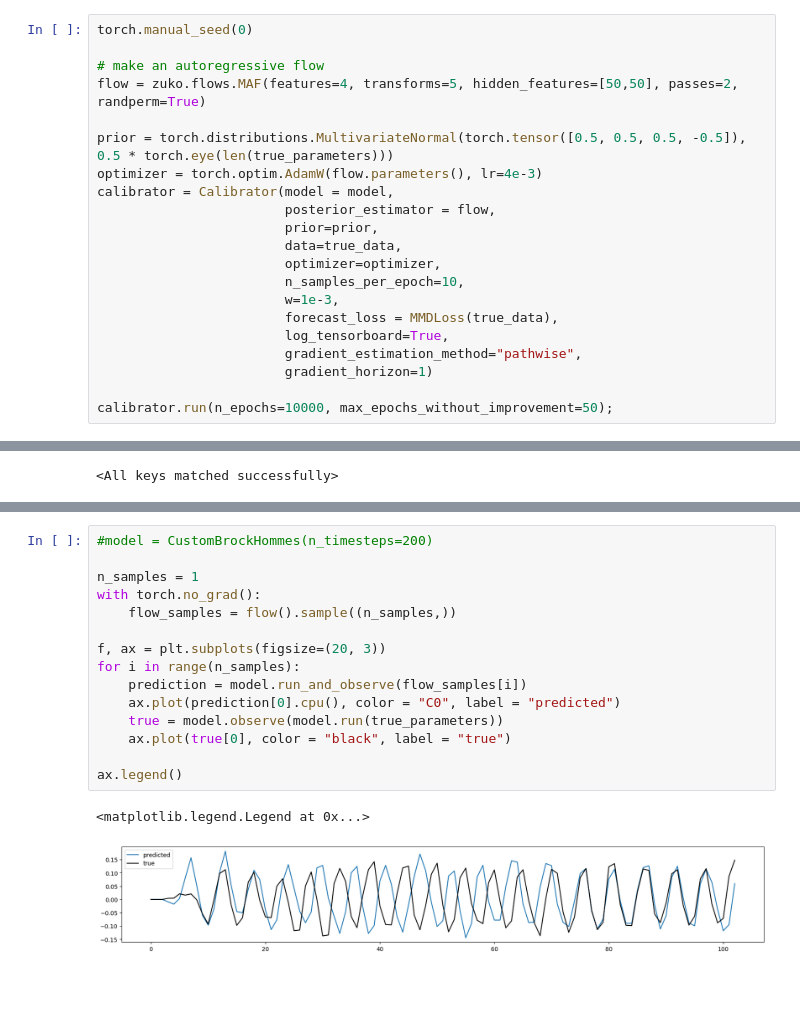
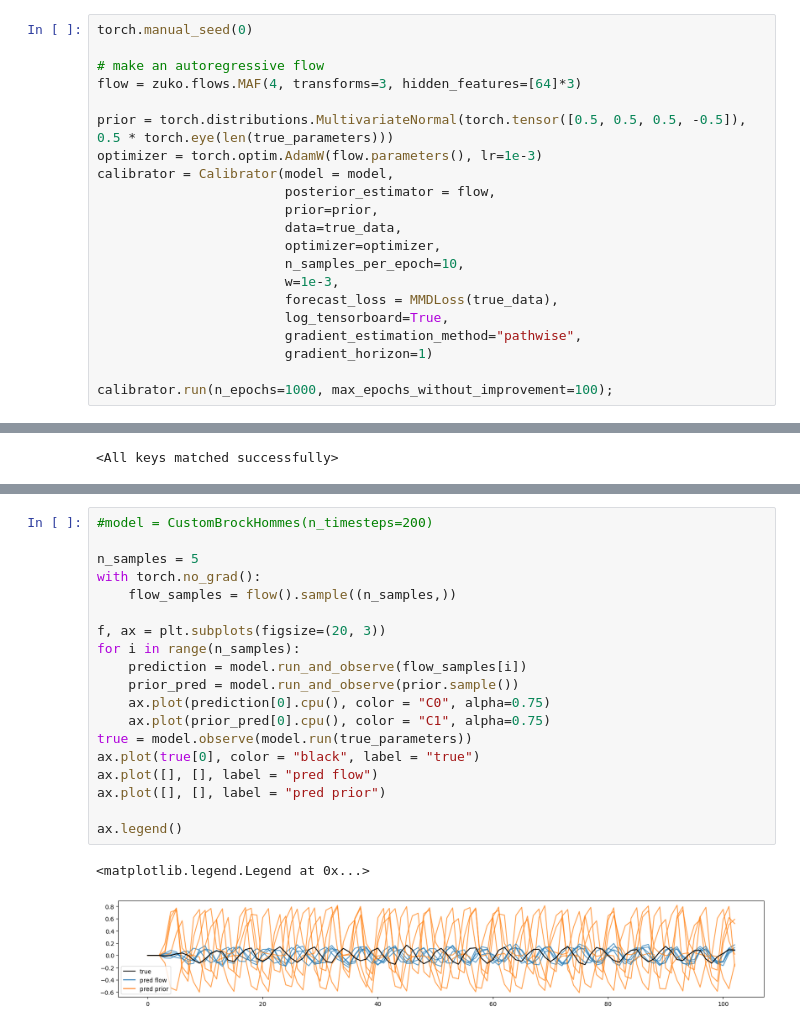
Before and after one commit to arnauqb/birds, a Jupyter notebook: examples/03-brock_hommes.ipynb, the cells around one changed output, grey strips where cells are left out. Drawn from its saved outputs; the diff is of its cells as text; blank space fills up the shorter version.

```diff
--- a/examples/03-brock_hommes.ipynb
+++ b/examples/03-brock_hommes.ipynb
@@ -74,10 +74,10 @@ plt.plot(true_data[0].cpu())
 torch.manual_seed(0)
 
 # make an autoregressive flow
-flow = zuko.flows.MAF(features=4, transforms=5, hidden_features=[50,50], passes=2, randperm=True)
+flow = zuko.flows.MAF(4, transforms=3, hidden_features=[64]*3)
 
 prior = torch.distributions.MultivariateNormal(torch.tensor([0.5, 0.5, 0.5, -0.5]), 0.5 * torch.eye(len(true_parameters)))
-optimizer = torch.optim.AdamW(flow.parameters(), lr=4e-3)
+optimizer = torch.optim.AdamW(flow.parameters(), lr=1e-3)
 calibrator = Calibrator(model = model,
                         posterior_estimator = flow,
                         prior=prior,
@@ -90,7 +90,7 @@ calibrator = Calibrator(model = model,
                         gradient_estimation_method="pathwise",
                         gradient_horizon=1)
 
-calibrator.run(n_epochs=10000, max_epochs_without_improvement=50);
+calibrator.run(n_epochs=1000, max_epochs_without_improvement=100);
 # %%
 # We can load the best model to check the results
 flow.load_state_dict(calibrator.best_model_state_dict)
@@ -106,18 +106,22 @@ pygtc.plotGTC([samples], figureSize=10, truths = true_parameters.numpy(), priors
 # %%
 #model = CustomBrockHommes(n_timesteps=200)
 
-n_samples = 1
+n_samples = 5
 with torch.no_grad():
     flow_samples = flow().sample((n_samples,))
 
 f, ax = plt.subplots(figsize=(20, 3))
 for i in range(n_samples):
     prediction = model.run_and_observe(flow_samples[i])
-    ax.plot(prediction[0].cpu(), color = "C0", label = "predicted")
-    true = model.observe(model.run(true_parameters))
-    ax.plot(true[0], color = "black", label = "true")
+    prior_pred = model.run_and_observe(prior.sample())
+    ax.plot(prediction[0].cpu(), color = "C0", alpha=0.75)
+    ax.plot(prior_pred[0].cpu(), color = "C1", alpha=0.75)
+true = model.observe(model.run(true_parameters))
+ax.plot(true[0], color = "black", label = "true")
+ax.plot([], [], label = "pred flow")
+ax.plot([], [], label = "pred prior")
 
 ax.legend()
 # %% [output]
 <matplotlib.legend.Legend at 0x...>
-[figure, old version]
+[figure, new version]
```
Also changed, not shown: parts of 1 cell of this notebook, 6 other files.
